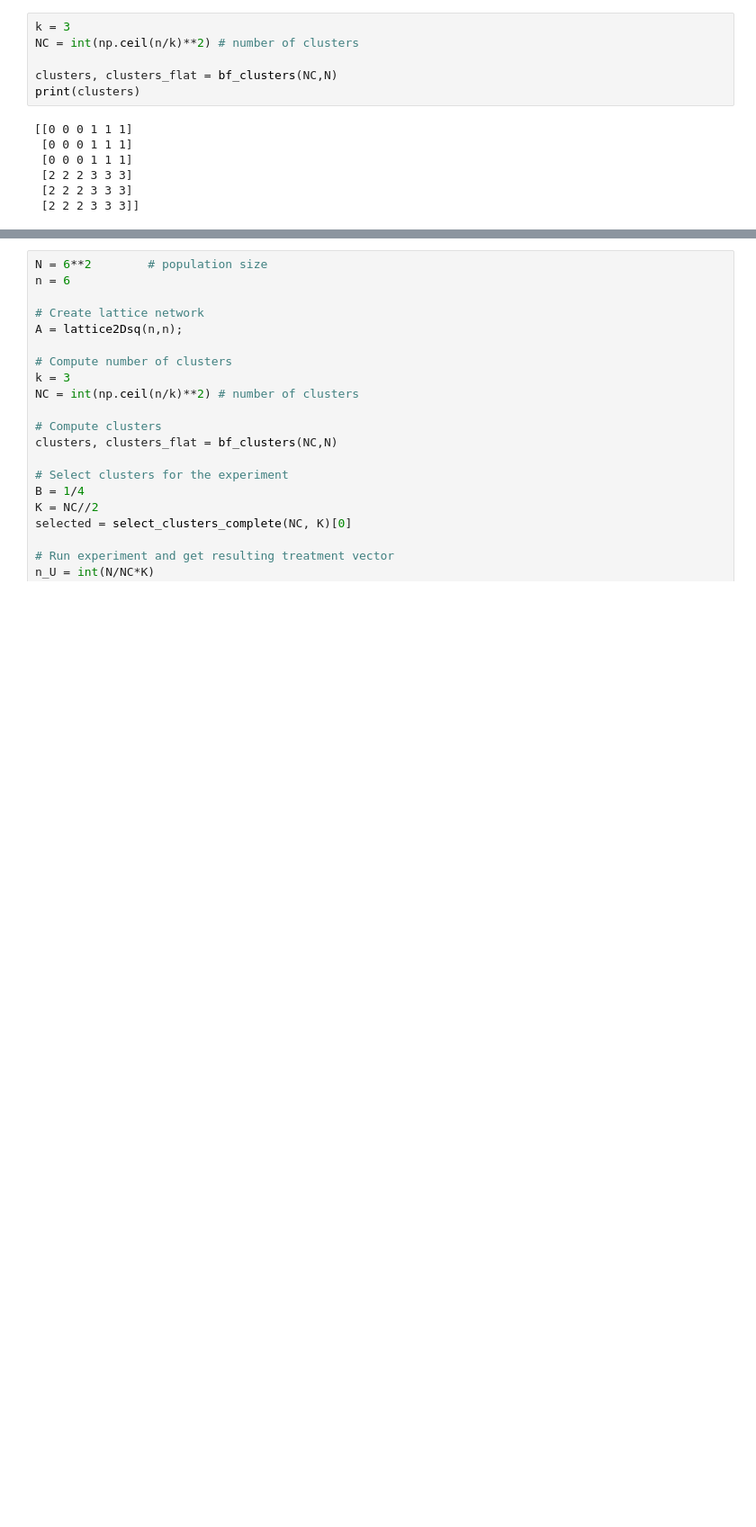
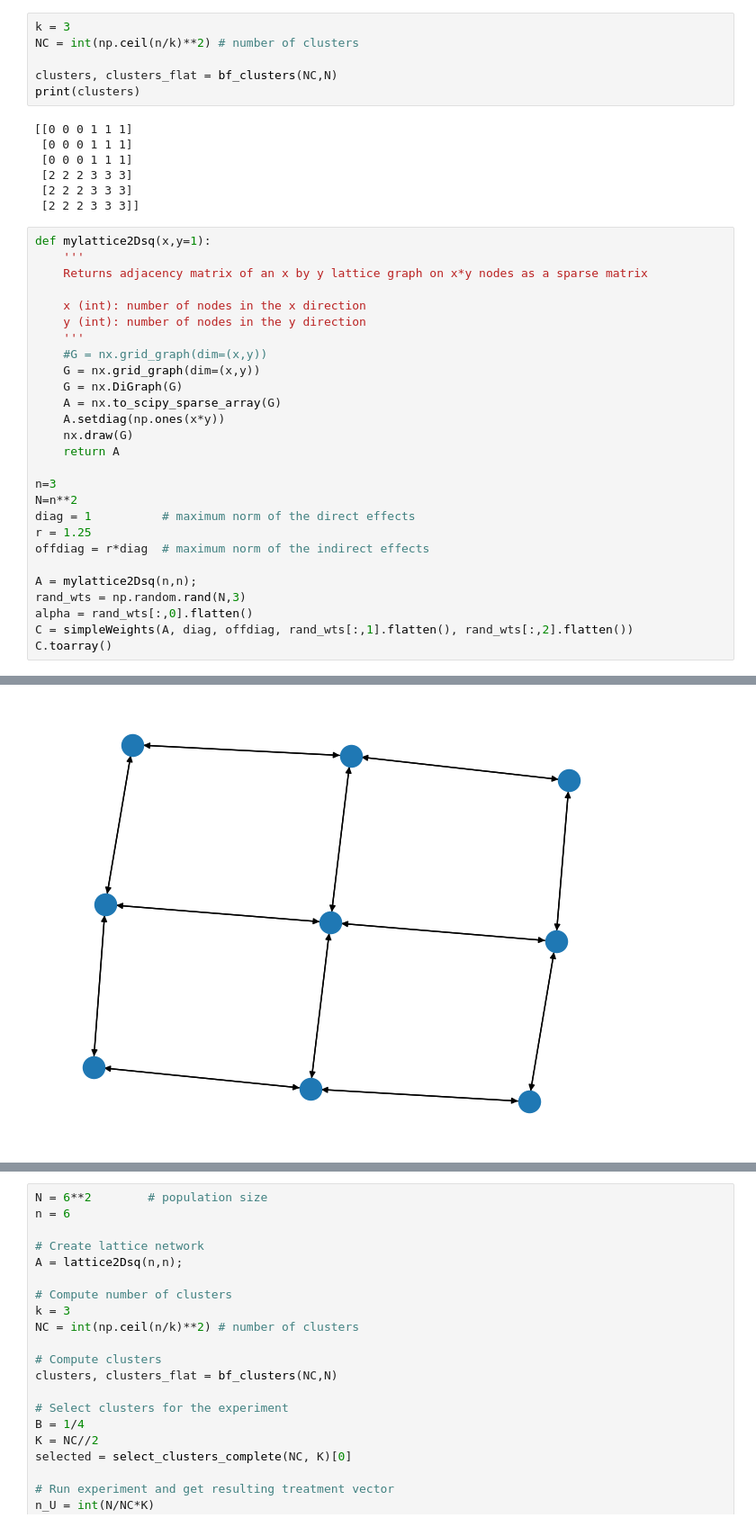
Before and after one commit to mayscortez/low-order-clusterRD, a Jupyter notebook: cluster_staggered_rollout.ipynb, the cells around one changed output, grey strips where cells are left out. Shown at 90% size. Cells and saved outputs as stored; diff of their text form; blank space fills up the shorter version.

```diff
--- a/cluster_staggered_rollout.ipynb
+++ b/cluster_staggered_rollout.ipynb
@@ -25,3 +25,31 @@ print(clusters)
  [2 2 2 3 3 3]
  [2 2 2 3 3 3]
  [2 2 2 3 3 3]]
+# %%
+def mylattice2Dsq(x,y=1):
+    '''
+    Returns adjacency matrix of an x by y lattice graph on x*y nodes as a sparse matrix
+
+    x (int): number of nodes in the x direction
+    y (int): number of nodes in the y direction
+    '''
+    #G = nx.grid_graph(dim=(x,y))
+    G = nx.grid_graph(dim=(x,y))
+    G = nx.DiGraph(G)
+    A = nx.to_scipy_sparse_array(G)
+    A.setdiag(np.ones(x*y))
+    nx.draw(G)
+    return A
+
+n=3
+N=n**2
+diag = 1          # maximum norm of the direct effects
+r = 1.25
+offdiag = r*diag  # maximum norm of the indirect effects
+
+A = mylattice2Dsq(n,n);
+rand_wts = np.random.rand(N,3)
+alpha = rand_wts[:,0].flatten()
+C = simpleWeights(A, diag, offdiag, rand_wts[:,1].flatten(), rand_wts[:,2].flatten())
+C.toarray()
+# %% [output]
@@ -28 +74,2 @@ print(clusters)
+[figure, added]
 # %%
```
Also changed, not shown: parts of 2 cells of this notebook, 18 other files.
